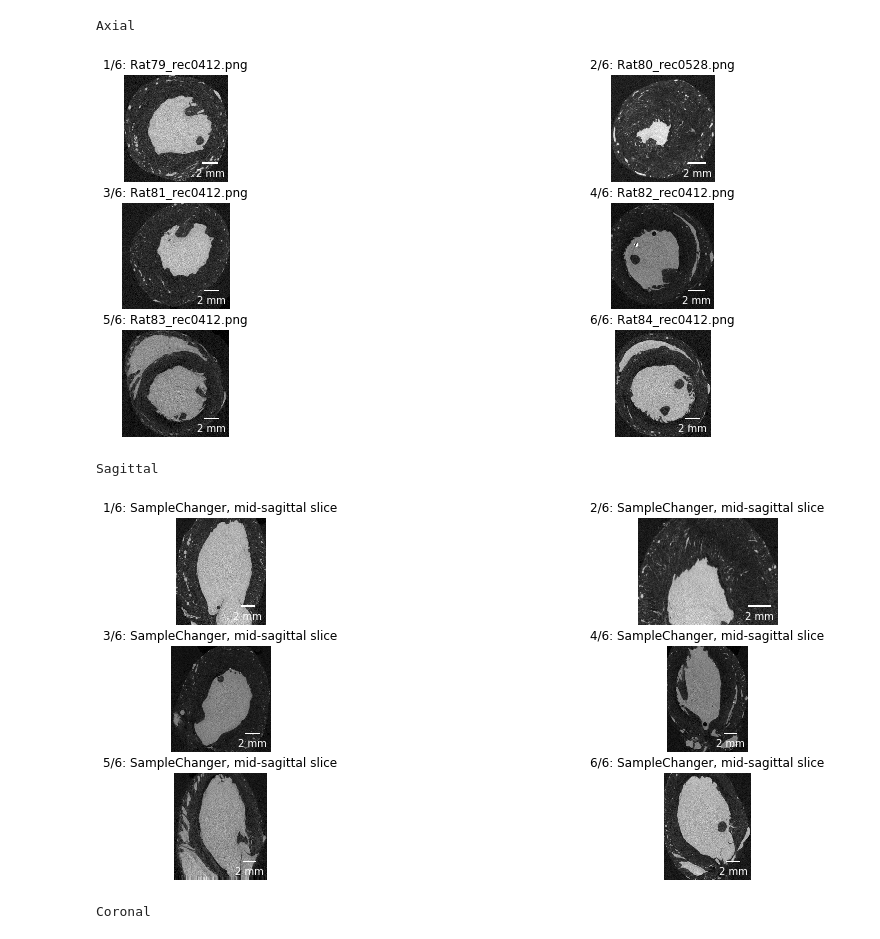
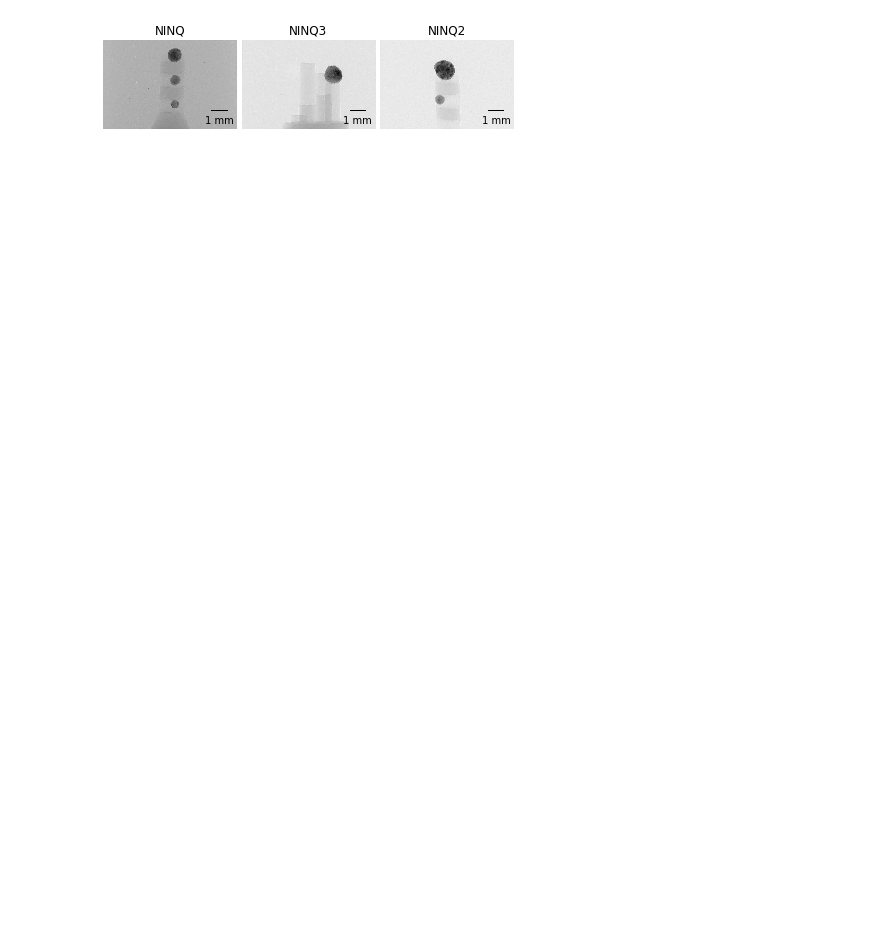
Before and after one commit to habi/ChodrulesFromOuterSpace, a Jupyter notebook: PreviewAndCheckScans.ipynb, the cells around one changed output. Saved outputs shown, nothing was run; the diff lists cells and outputs as text; code cells hidden in the pictures; blank space fills up the shorter version.

Commit message:
Adapt to chondrule scans

```diff
--- a/PreviewAndCheckScans.ipynb
+++ b/PreviewAndCheckScans.ipynb
@@ -144,3 +163,5 @@ Data['ScanNameLength'] = [len(sn) for sn in Data['Scan']]
+# %%
+Data['Sample'] = [os.path.basename(f) for f in Data['Folder']]
 # %%
 print('We habe %s scans to work with' % len(Data))
 # %% [output]
@@ -518,18 +217,0 @@ for c, row in notebook.tqdm(Data.iterrows(), desc='MIPs', total=len(Data)):
-# %%
-# Show MIP slices
-for c, row in Data.iterrows():
-    outputfile = os.path.join(row['Folder'], row['Sample'] + '.MIPs.png')
-    for d, direction in enumerate(directions):
-        plt.subplot(1, 3, d + 1)
-        plt.imshow(row['MIP_' + direction])
-        plt.gca().add_artist(ScaleBar(row['Voxelsize'], 'um'))
-        plt.title('%s/%s: %s, %s' % (c + 1,
-                                     len(Data),
-                                     row['Sample'],
-                                     direction + ' MIP'))
-        plt.axis('off')
-    if not os.path.exists(outputfile):
-        plt.savefig(outputfile,
-                    transparent=True,
-                    bbox_inches='tight')
-    plt.show()
@@ -547,30 +218,14 @@ for c, row in Data.iterrows():
 # %%
-# Show middle slices together
-for d, direction in enumerate(directions):
-    print(direction)
-    for c, row in Data.iterrows():
-        plt.subplot(lines, numpy.ceil(len(Data) / float(lines)), c + 1)
-        plt.imshow(row['Mid_' + direction])
-        plt.gca().add_artist(ScaleBar(row['Voxelsize'], 'um'))
-        if 'xial' in direction:
-            recname = os.path.basename(row['Reconstructions'][row['Number of reconstructions'] // 2]).replace('0000',
-                                                                                                              '')
-            plt.title('%s/%s: %s' % (c + 1,
-                                     len(Data),
-                                     recname))
-        else:
-            plt.title('%s/%s: %s, mid-%s slice' % (c + 1,
-                                                   len(Data),
-                                                   row['Sample'],
-                                                   direction.lower()))
-        plt.axis('off')
-    plt.savefig(os.path.join(Root, 'MiddleSlices.' + direction + '.png'),
-                transparent=True,
-                bbox_inches='tight')
-    plt.show()
+for c, row in Data.iterrows():
+    plt.subplot(lines, numpy.ceil(len(Data) / float(lines)), c + 1)
+    plt.imshow(row.PreviewImage)
+    plt.title(row.Sample)
+    plt.gca().add_artist(ScaleBar(row['Voxelsize'], 'um', color='black'))
+    plt.axis('off')
+plt.tight_layout(h_pad=0.5, w_pad=0.5)
+plt.savefig(os.path.join(OutPutDir, 'ScanOverviews.png'),
+            transparent=True,
+            bbox_inches='tight')
+plt.show()
 # %% [output]
-Axial
-[figure, old version]
+[figure, new version]
-Sagittal
-[figure, removed]
-Coronal
```
Also changed, not shown: parts of 41 cells of this notebook.
